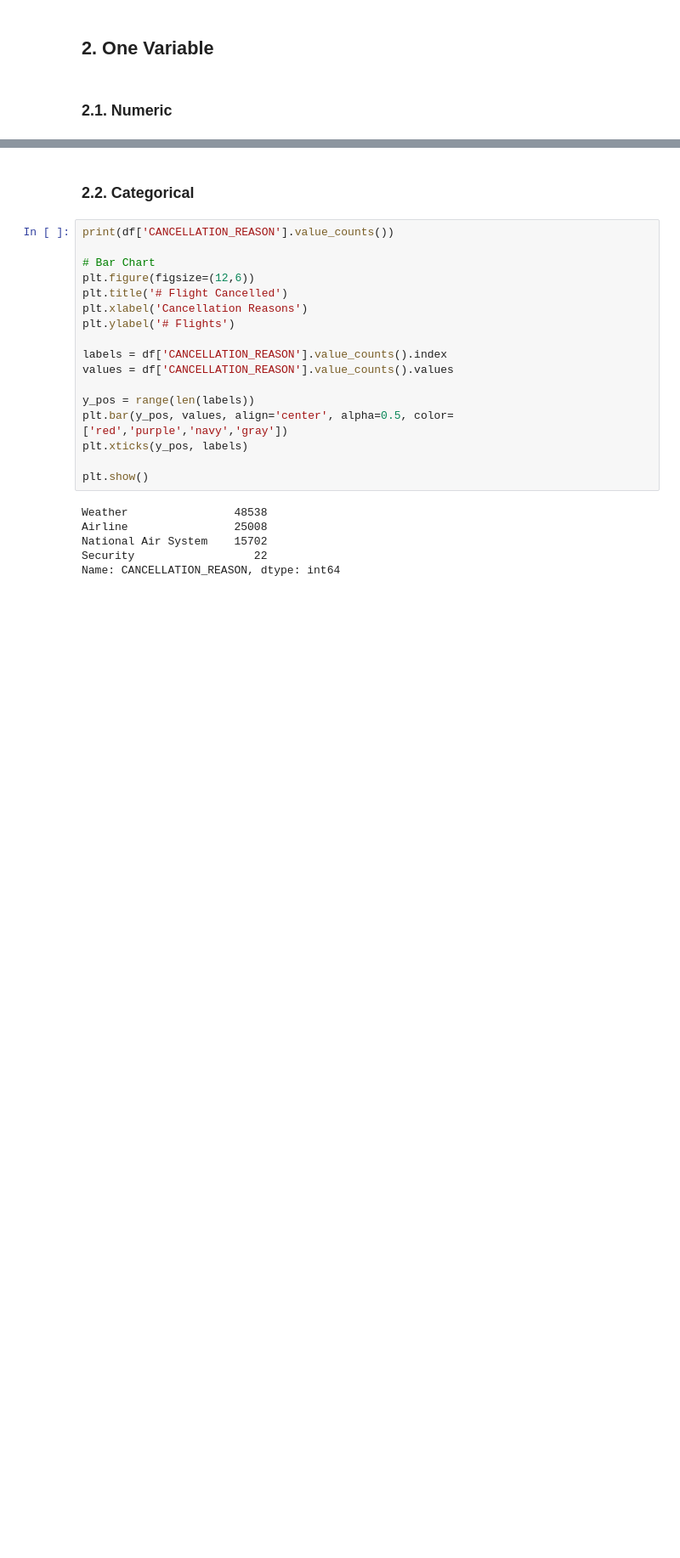
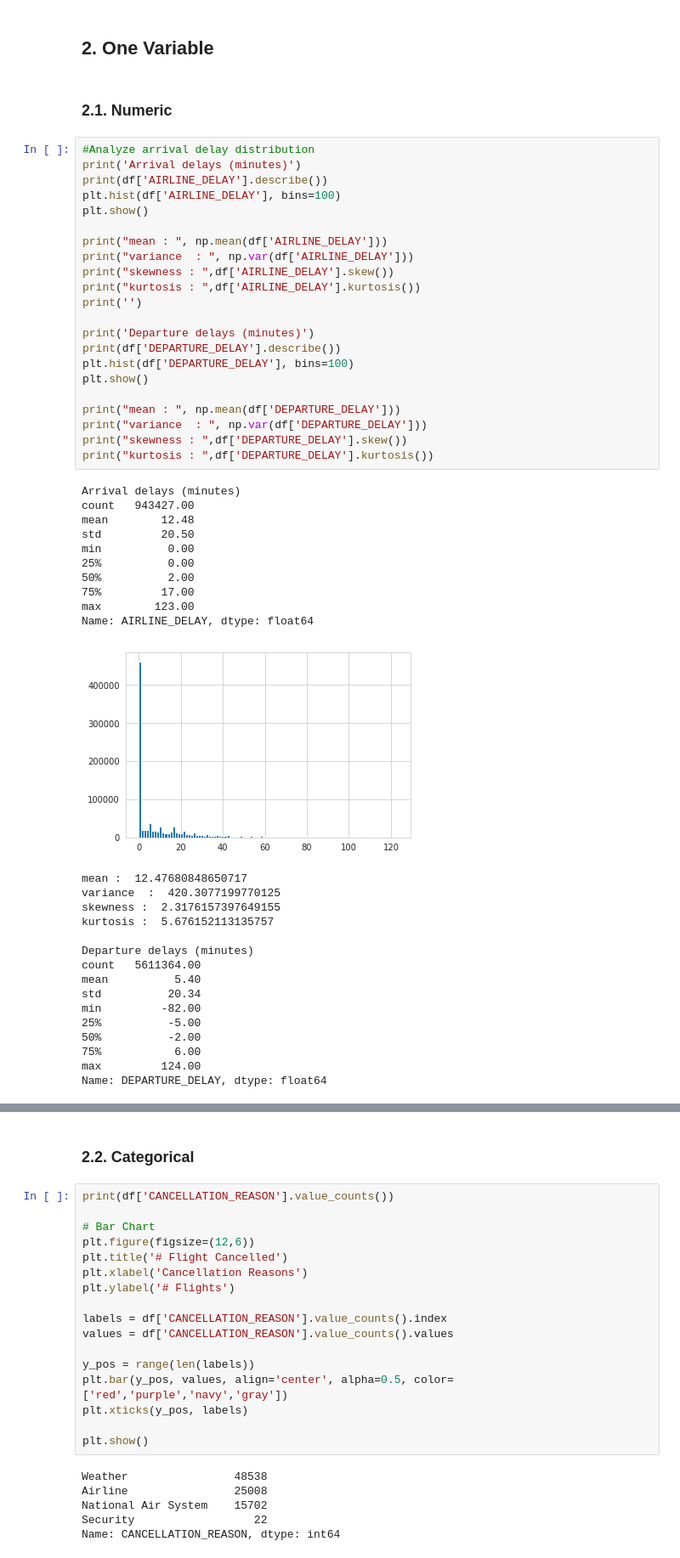
Before and after one commit to ArwaSheraky/Airlines-Delay-Analysis, a Jupyter notebook: Exploratory-Data-Analysis.ipynb, the cells around one changed output, grey strips where cells are left out. Shown: that part at 85% size. Drawn from its saved outputs; the diff is of its cells as text; blank space fills up the shorter version.

```diff
--- a/Exploratory-Data-Analysis.ipynb
+++ b/Exploratory-Data-Analysis.ipynb
@@ -54,3 +56,52 @@ Index(['MONTH', 'FLIGHT_NUMBER', 'TAIL_NUMBER', 'ORIGIN_AC', 'DESTINATION_AC',
 ## 2. One Variable
 # %% [markdown]
 ### 2.1. Numeric
+# %%
+#Analyze arrival delay distribution
+print('Arrival delays (minutes)')
+print(df['AIRLINE_DELAY'].describe())
+plt.hist(df['AIRLINE_DELAY'], bins=100)
+plt.show()
+
+print("mean : ", np.mean(df['AIRLINE_DELAY']))
+print("variance  : ", np.var(df['AIRLINE_DELAY']))
+print("skewness : ",df['AIRLINE_DELAY'].skew())
+print("kurtosis : ",df['AIRLINE_DELAY'].kurtosis())
+print('')
+
+print('Departure delays (minutes)')
+print(df['DEPARTURE_DELAY'].describe())
+plt.hist(df['DEPARTURE_DELAY'], bins=100)
+plt.show()
+
+print("mean : ", np.mean(df['DEPARTURE_DELAY']))
+print("variance  : ", np.var(df['DEPARTURE_DELAY']))
+print("skewness : ",df['DEPARTURE_DELAY'].skew())
+print("kurtosis : ",df['DEPARTURE_DELAY'].kurtosis())
+# %% [output]
+Arrival delays (minutes)
+count   943427.00
+mean        12.48
+std         20.50
+min          0.00
+25%          0.00
+50%          2.00
+75%         17.00
+max        123.00
+Name: AIRLINE_DELAY, dtype: float64
+[figure, added]
+mean :  12.47680848650717
+variance  :  420.3077199770125
+skewness :  2.3176157397649155
+kurtosis :  5.676152113135757
+
+Departure delays (minutes)
+count   5611364.00
+mean          5.40
+std          20.34
+min         -82.00
+25%          -5.00
+50%          -2.00
+75%           6.00
+max         124.00
+Name: DEPARTURE_DELAY, dtype: float64
```
Also changed, not shown: parts of 9 cells of this notebook.
